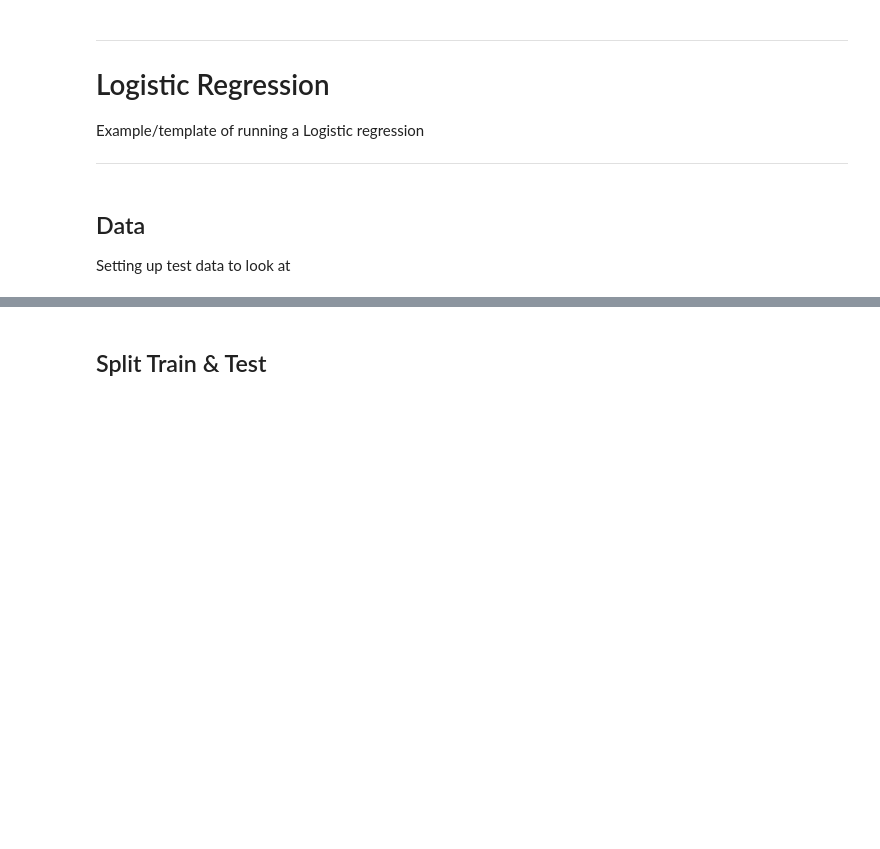
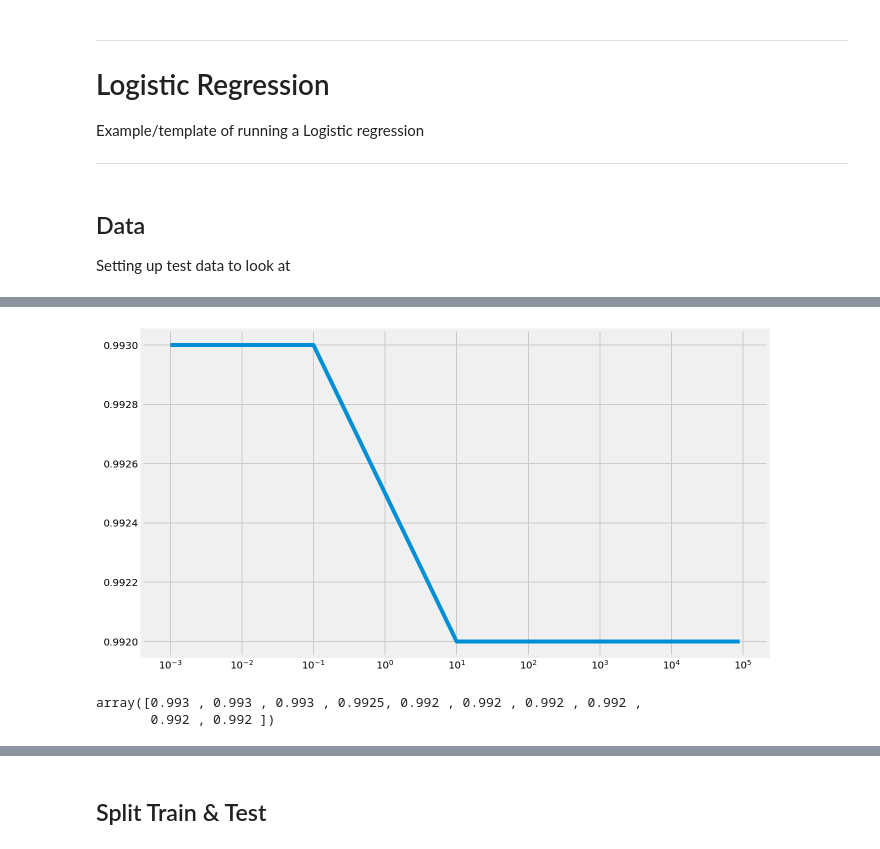
Before and after one commit to al3xandr3/Data-Science-ipynb, a Jupyter notebook: Logistic Regression.ipynb, the cells around one changed output, grey strips where cells are left out. Drawn from its saved outputs; the diff is of its cells as text; code cells hidden in the pictures; blank space fills up the shorter version.

```diff
--- a/Logistic Regression.ipynb
+++ b/Logistic Regression.ipynb
@@ -54,0 +55,5 @@ train.head()
+# %%
+X0 = data.drop(columns="target")
+y = T(data).select("target")
+
+display(X0.head(), y.head())
@@ -54,0 +75,5 @@ train.head()
+# %%
+from sklearn.preprocessing import StandardScaler
+scaler = StandardScaler()
+
+X = scaler.fit_transform(X0)
@@ -54,0 +82,13 @@ train.head()
+# %%
+## Search for best C value
+from sklearn.model_selection import GridSearchCV
+from sklearn.linear_model import LogisticRegression
+# Set values of the grid search
+C_values = [0.001, 0.01, 0.1, 1, 10, 100, 1000, 30000, 60000, 90000]
+C_grid = {'C': C_values}
+# Set the amount of folds for the cross-validation
+n_folds = 5
+# Do a model fit over a grid of C hyperparameters
+logReg = LogisticRegression(random_state=42) # Stochastic Average Gradient
+grid_logReg = GridSearchCV(logReg, C_grid, cv=n_folds, refit=True, n_jobs=-1)
+grid_logReg.fit(X,y.values.ravel())
@@ -54,0 +105,12 @@ train.head()
+# %%
+# Visualize maximum accuracy
+plt.figure().set_size_inches(10, 6)
+fg2 = plt.semilogx(C_values, grid_logReg.cv_results_['mean_test_score'])
+plt.show()
+# %% [output]
+[figure, added]
+# %%
+grid_logReg.cv_results_['mean_test_score']
+# %% [output]
+array([0.993 , 0.993 , 0.993 , 0.9925, 0.992 , 0.992 , 0.992 , 0.992 ,
+       0.992 , 0.992 ])
```
Also changed, not shown: parts of 30 cells of this notebook, 3 other files.
